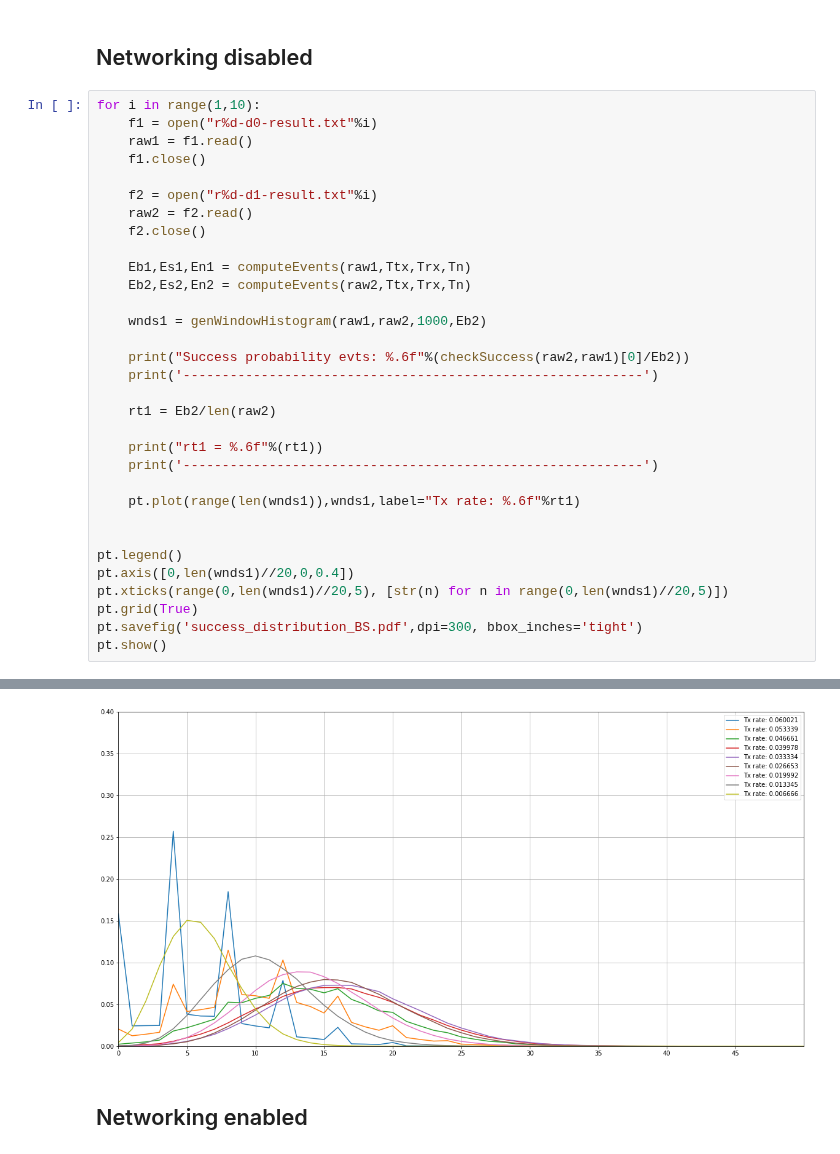
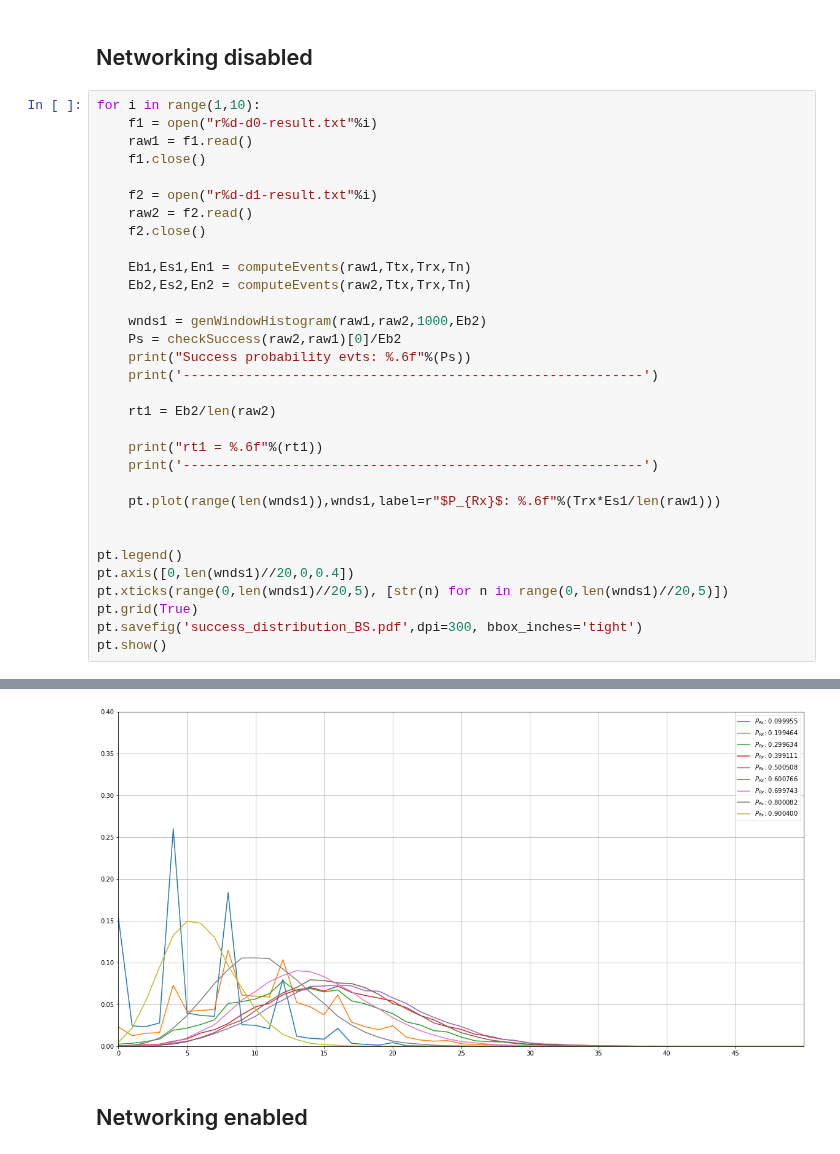
Before and after one commit to ingframin/BroadcastSimulation, a Jupyter notebook: results/success_distribution.ipynb, the cells around one changed output, grey strips where cells are left out. Cells and saved outputs as stored; diff of their text form.

```diff
--- a/results/success_distribution.ipynb
+++ b/results/success_distribution.ipynb
@@ -51,8 +51,8 @@ for i in range(1,10):
     Eb2,Es2,En2 = computeEvents(raw2,Ttx,Trx,Tn)
 
     wnds1 = genWindowHistogram(raw1,raw2,1000,Eb2)
-
-    print("Success probability evts: %.6f"%(checkSuccess(raw2,raw1)[0]/Eb2))
+    Ps = checkSuccess(raw2,raw1)[0]/Eb2
+    print("Success probability evts: %.6f"%(Ps))
     print('-----------------------------------------------------------')
 
     rt1 = Eb2/len(raw2)
@@ -60,7 +60,7 @@ for i in range(1,10):
     print("rt1 = %.6f"%(rt1))
     print('-----------------------------------------------------------')
 
-    pt.plot(range(len(wnds1)),wnds1,label="Tx rate: %.6f"%rt1)
+    pt.plot(range(len(wnds1)),wnds1,label=r"$P_{Rx}$: %.6f"%(Trx*Es1/len(raw1)))
 
 
 pt.legend()
@@ -89,5 +89,5 @@ rt1 = 0.006666
 -----------------------------------------------------------
-[figure, old version]
+[figure, new version]
 # %% [markdown]
 ## Networking enabled
 # %%
```
Also changed, not shown: parts of 2 cells of this notebook, 6 other files.
